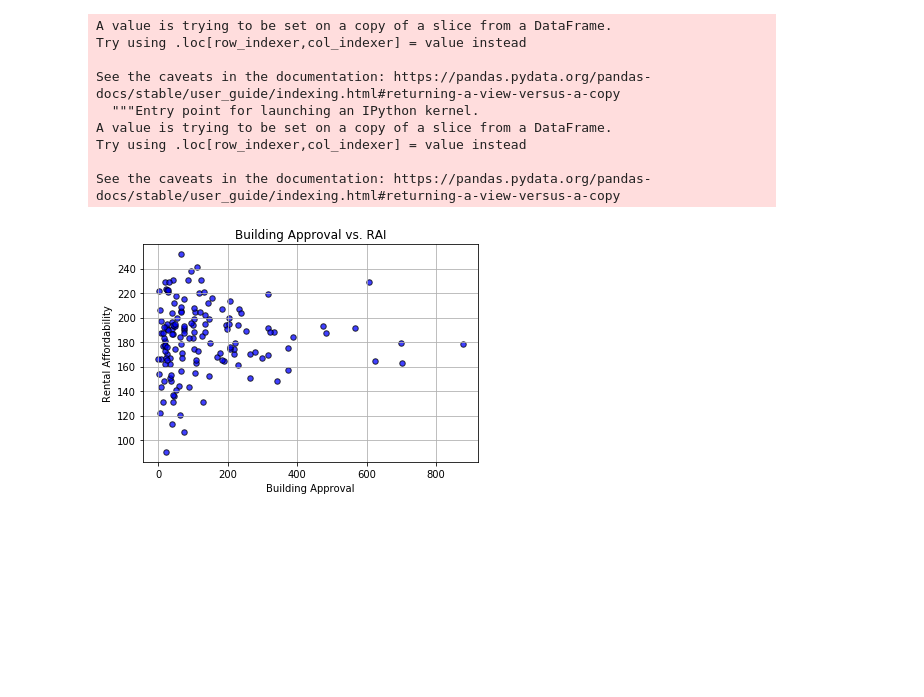
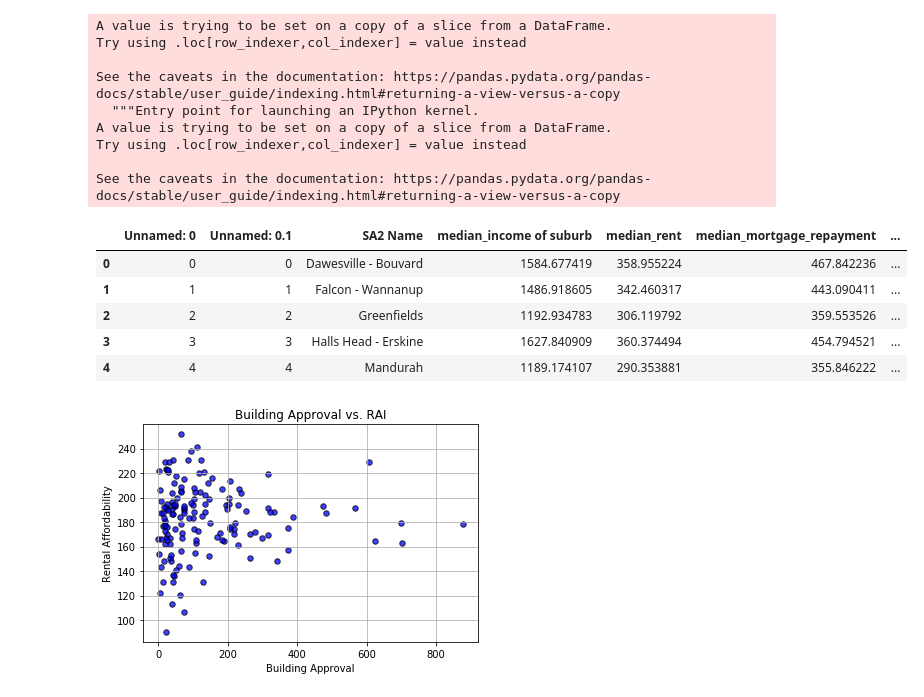
Before and after one commit to jiroken25/project-property, a Jupyter notebook: ProjectCombined.ipynb, the cells around one changed output. Drawn from its saved outputs; the diff is of its cells as text; code cells hidden in the pictures; blank space fills up the shorter version.

```diff
--- a/ProjectCombined.ipynb
+++ b/ProjectCombined.ipynb
@@ -77,6 +77,15 @@ See the caveats in the documentation: https://pandas.pydata.org/pandas-docs/stab
 aff_df.to_csv("resources/affordability.csv")
 # %%
 aff_df = pd.read_csv("resources/affordability.csv")
+# %%
+aff_df.head()
+# %% [output]
+|  | Unnamed: 0 | Unnamed: 0.1 | SA2 Name | median_income of suburb | median_rent | median_mortgage_repayment | ... |
+| 0 | 0 | 0 | Dawesville - Bouvard | 1584.677419 | 358.955224 | 467.842236 | ... |
+| 1 | 1 | 1 | Falcon - Wannanup | 1486.918605 | 342.460317 | 443.090411 | ... |
+| 2 | 2 | 2 | Greenfields | 1192.934783 | 306.119792 | 359.553526 | ... |
+| 3 | 3 | 3 | Halls Head - Erskine | 1627.840909 | 360.374494 | 454.794521 | ... |
+| 4 | 4 | 4 | Mandurah | 1189.174107 | 290.353881 | 355.846222 | ... |
 # %%
 #Building Approval vs. RAI
 plt.scatter(aff_df['yearly building_approval'],aff_df['affordability_index(rent)'], marker="o", facecolors="blue", edgecolors="black",s=30, alpha=0.75)
```
Also changed, not shown: parts of 16 cells of this notebook, 32 other files.
